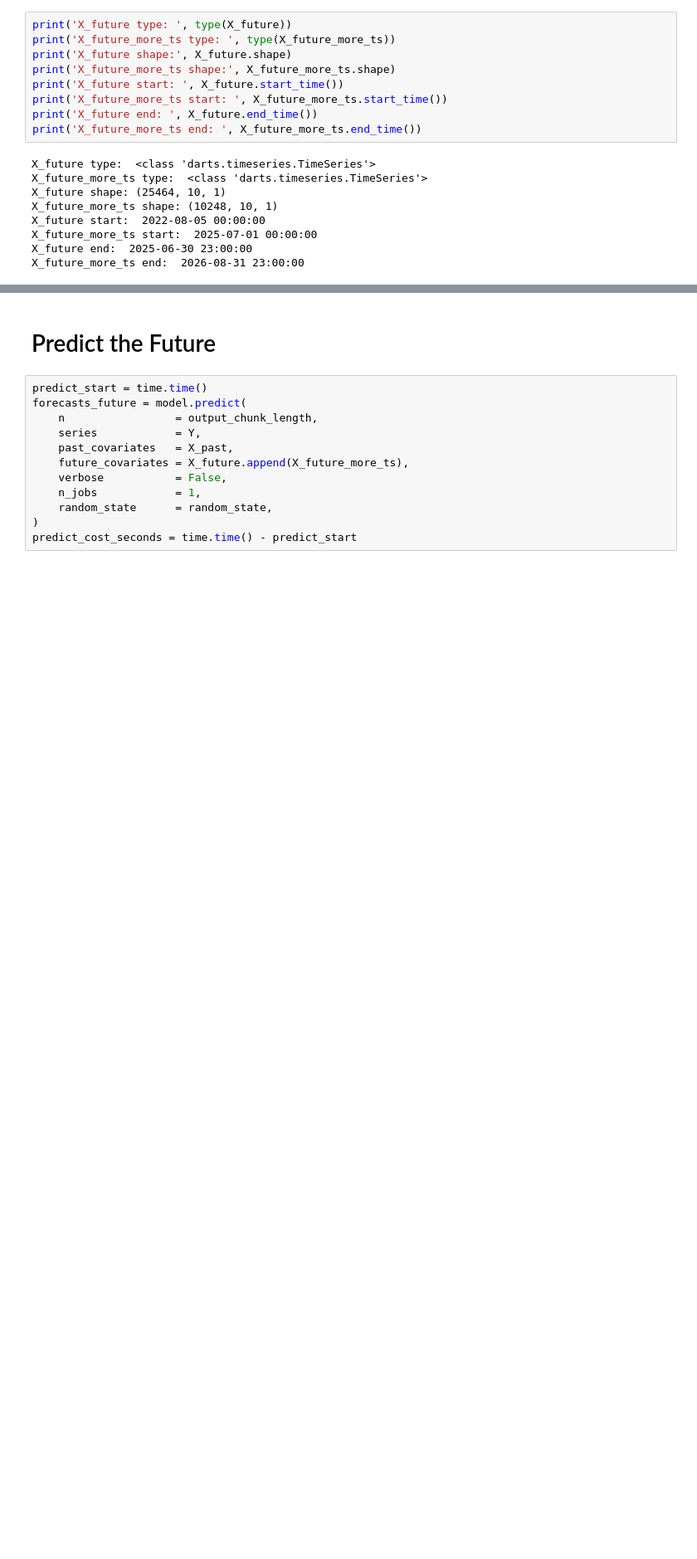
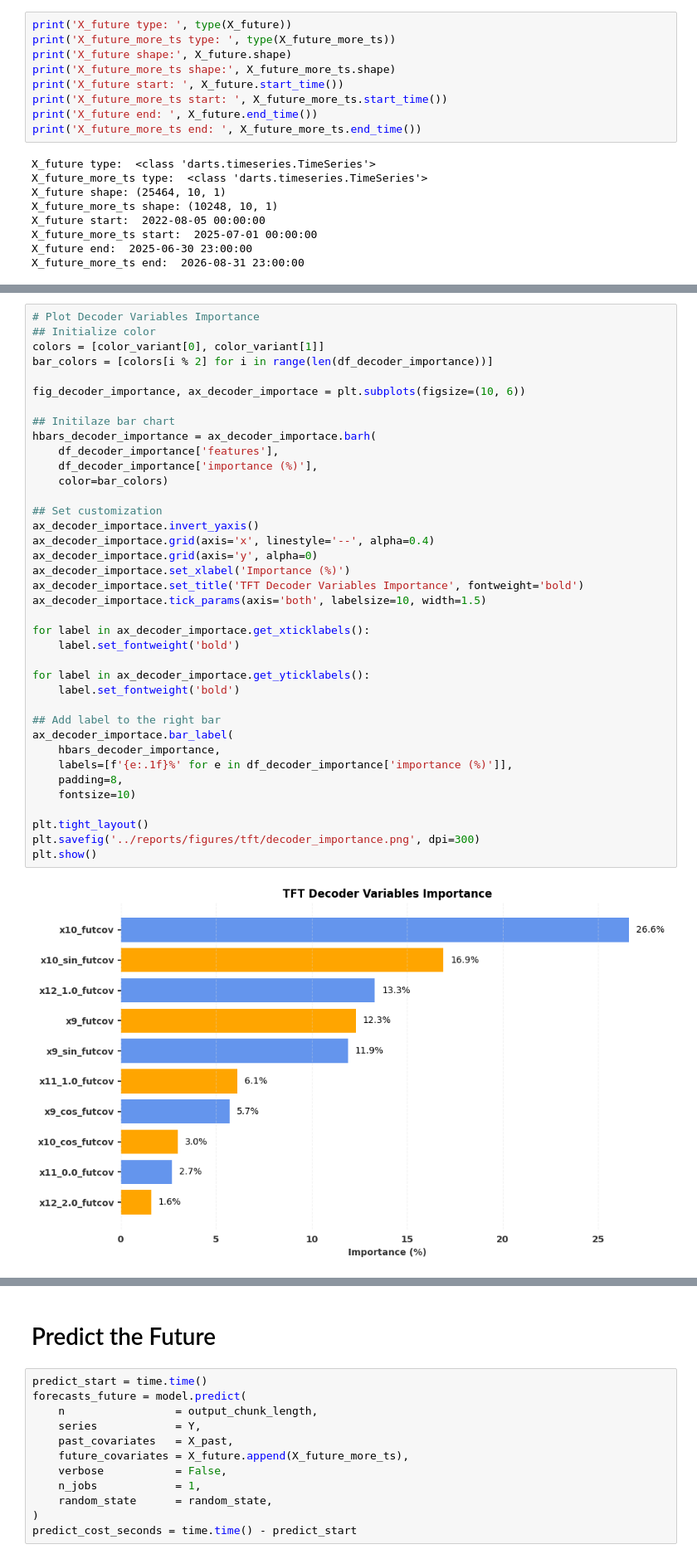
Before and after one commit to dendraap/thesis, a Jupyter notebook: notebooks/tft_inference.ipynb, the cells around one changed output, grey strips where cells are left out. Shown at 83% size. Cells and saved outputs as stored; diff of their text form; blank space fills up the shorter version.

```diff
--- a/notebooks/tft_inference.ipynb
+++ b/notebooks/tft_inference.ipynb
@@ -664,3 +740,43 @@ plt.savefig('../reports/figures/tft/variables_importance.png', dpi=300)
+# %%
+# Plot Decoder Variables Importance
+## Initialize color
+colors = [color_variant[0], color_variant[1]]
+bar_colors = [colors[i % 2] for i in range(len(df_decoder_importance))]
+
+fig_decoder_importance, ax_decoder_importace = plt.subplots(figsize=(10, 6))
+
+## Initilaze bar chart
+hbars_decoder_importance = ax_decoder_importace.barh(
+    df_decoder_importance['features'],
+    df_decoder_importance['importance (%)'],
+    color=bar_colors)
+
+## Set customization
+ax_decoder_importace.invert_yaxis()
+ax_decoder_importace.grid(axis='x', linestyle='--', alpha=0.4)
+ax_decoder_importace.grid(axis='y', alpha=0)
+ax_decoder_importace.set_xlabel('Importance (%)')
+ax_decoder_importace.set_title('TFT Decoder Variables Importance', fontweight='bold')
+ax_decoder_importace.tick_params(axis='both', labelsize=10, width=1.5)
+
+for label in ax_decoder_importace.get_xticklabels():
+    label.set_fontweight('bold')
+
+for label in ax_decoder_importace.get_yticklabels():
+    label.set_fontweight('bold')
+
+## Add label to the right bar
+ax_decoder_importace.bar_label(
+    hbars_decoder_importance,
+    labels=[f'{e:.1f}%' for e in df_decoder_importance['importance (%)']],
+    padding=8,
+    fontsize=10)
+
+plt.tight_layout()
+plt.savefig('../reports/figures/tft/decoder_importance.png', dpi=300)
+plt.show()
+# %% [output]
+[figure, added]
 # %%
 # Attention mechanism 1
 explainer.plot_attention(results, plot_type = 'all', show_index_as='time')
```
Also changed, not shown: parts of 14 cells of this notebook, 33 other files.
